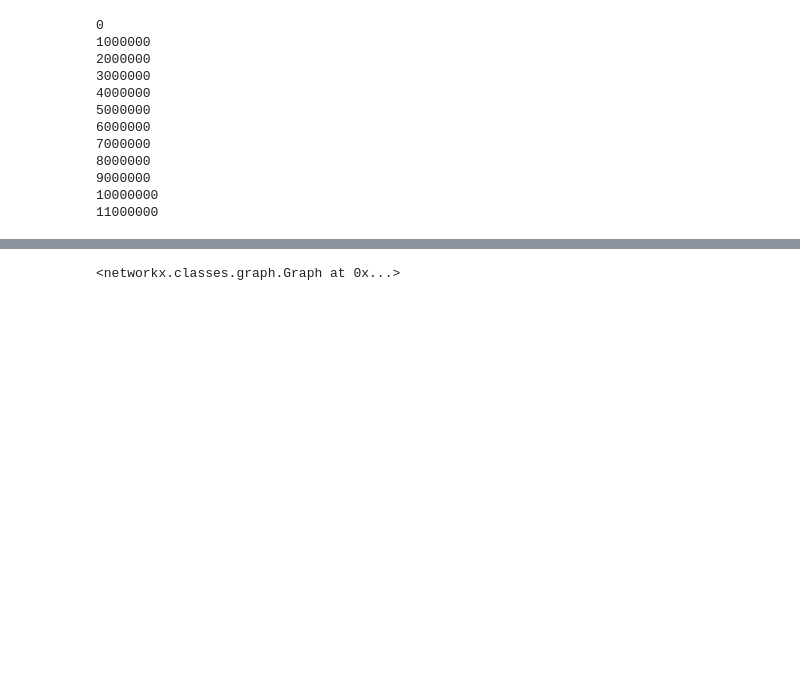
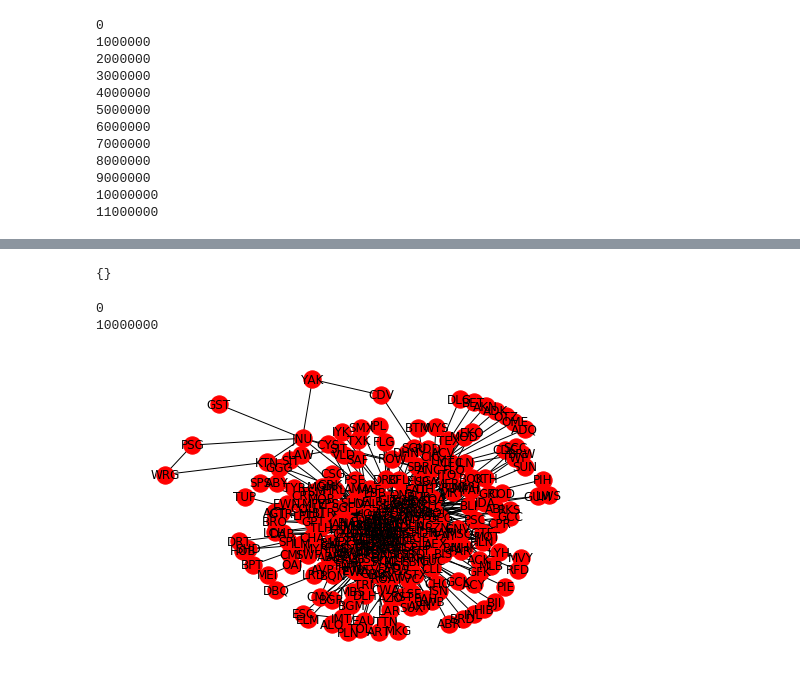
Before and after one commit to CaelenbergheMathias/big-data-project, a Jupyter notebook: NetworkX with coordinates.ipynb, the cells around one changed output, grey strips where cells are left out. Drawn from its saved outputs; the diff is of its cells as text; code cells hidden in the pictures; blank space fills up the shorter version.

```diff
--- a/NetworkX with coordinates.ipynb
+++ b/NetworkX with coordinates.ipynb
@@ -138,4 +128,23 @@ for key in avg:
-# %%
-G
-# %% [output]
-<networkx.classes.graph.Graph at 0x...>
+# %%
+edges = {}
+
+
+
+
+edges
+# %% [output]
+{}
+# %%
+
+for i in range (0, len(data)):
+    dp= df['departure_airport'][i]
+    ai = df['arrival_airport'][i]
+    if not(dp in edges):
+        edges[dp] = []
+    if not (ai in edges[dp]):
+        edges[dp] = edges[dp] + [ai]
+    if i%10000000 == 0:
+        print(i)
+# %% [output]
+0
+10000000
@@ -142,3 +157,7 @@ G
+# %%
+nx.draw(G, with_labels=True)
+# %% [output]
+[figure, added]
 # %%
 fig, ax = plt.subplots(1, 1, figsize=(6, 6))
 nx.draw_networkx(G, ax=ax, node_size=5,
```
Also changed, not shown: parts of 19 cells of this notebook.
